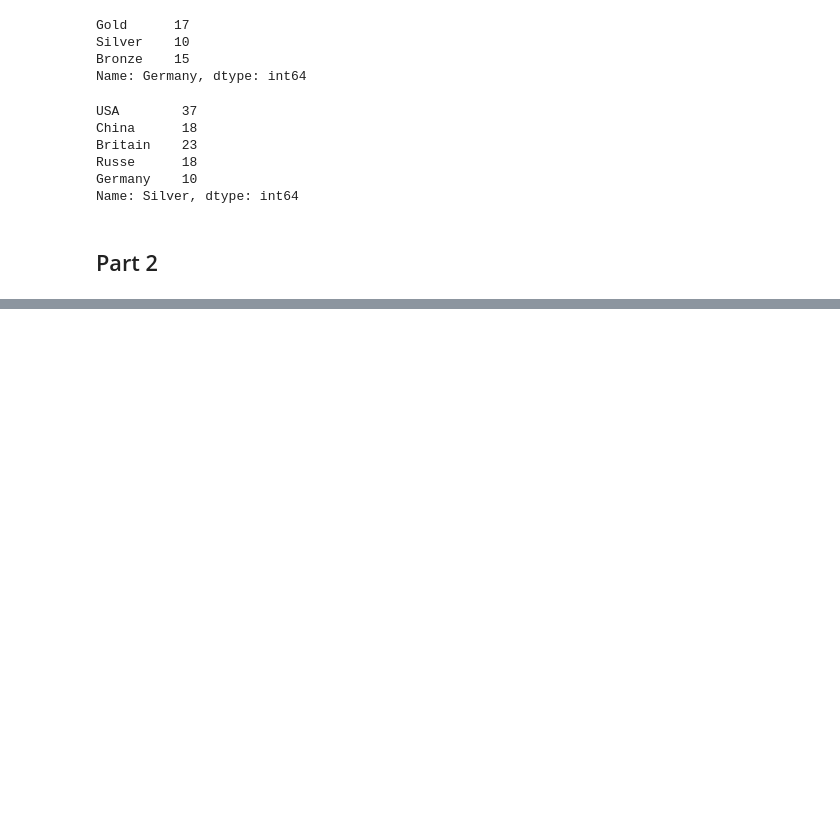
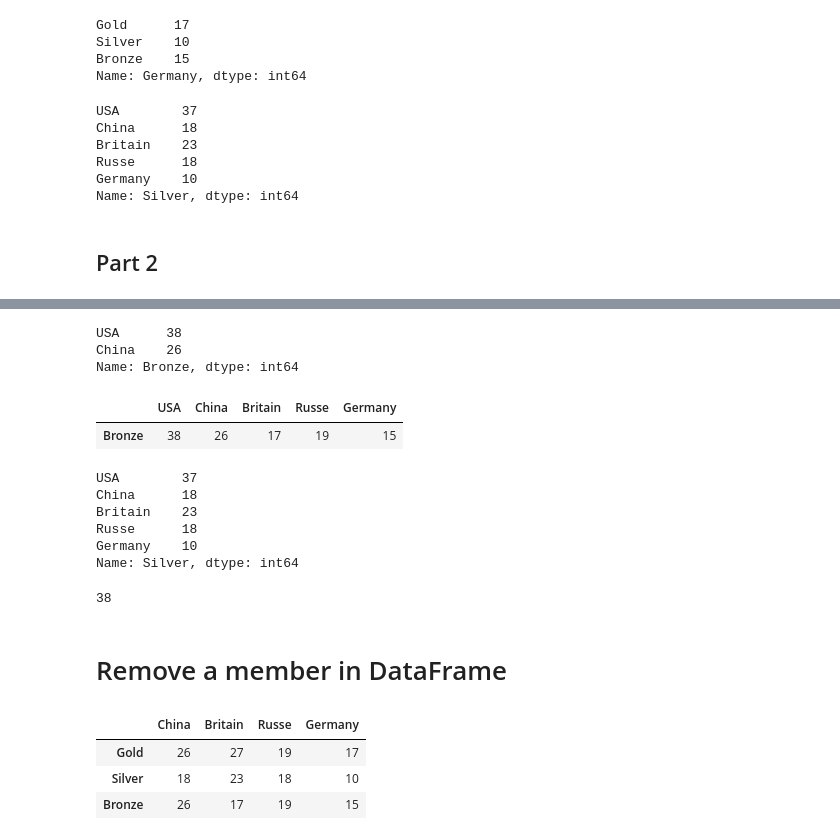
Before and after one commit to ralsouza/data_manipulation_with_python, a Jupyter notebook: notebooks/05_pandas_dataframe_operations.ipynb, the cells around one changed output, grey strips where cells are left out. Cells and saved outputs as stored; diff of their text form; code cells hidden in the pictures; blank space fills up the shorter version.

```diff
--- a/notebooks/05_pandas_dataframe_operations.ipynb
+++ b/notebooks/05_pandas_dataframe_operations.ipynb
@@ -74,0 +179,33 @@ Name: Silver, dtype: int64
+# %%
+olympiad.iloc[2,0:2]
+# %% [output]
+USA      38
+China    26
+Name: Bronze, dtype: int64
+# %%
+olympiad.iloc[2:3,:]
+# %% [output]
+|  | USA | China | Britain | Russe | Germany |
+| Bronze | 38 | 26 | 17 | 19 | 15 |
+# %%
+olympiad.iloc[1,:]
+# %% [output]
+USA        37
+China      18
+Britain    23
+Russe      18
+Germany    10
+Name: Silver, dtype: int64
+# %%
+olympiad.iloc[2,0]
+# %% [output]
+38
+# %% [markdown]
+# Remove a member in DataFrame
+# %%
+del olympiad['USA']; olympiad
+# %% [output]
+|  | China | Britain | Russe | Germany |
+| Gold | 26 | 27 | 19 | 17 |
+| Silver | 18 | 23 | 18 | 10 |
+| Bronze | 26 | 17 | 19 | 15 |
```
Also changed, not shown: parts of 20 cells of this notebook.
